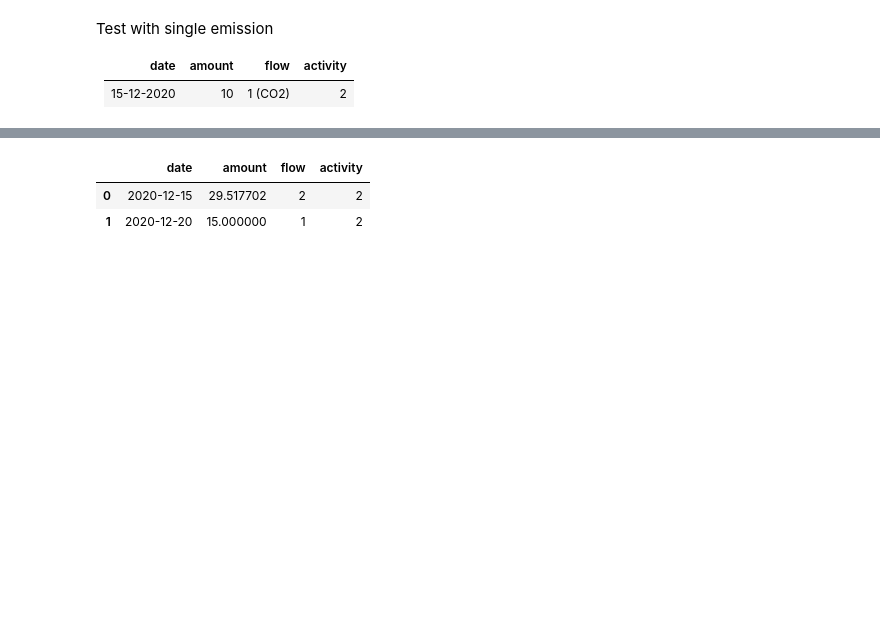
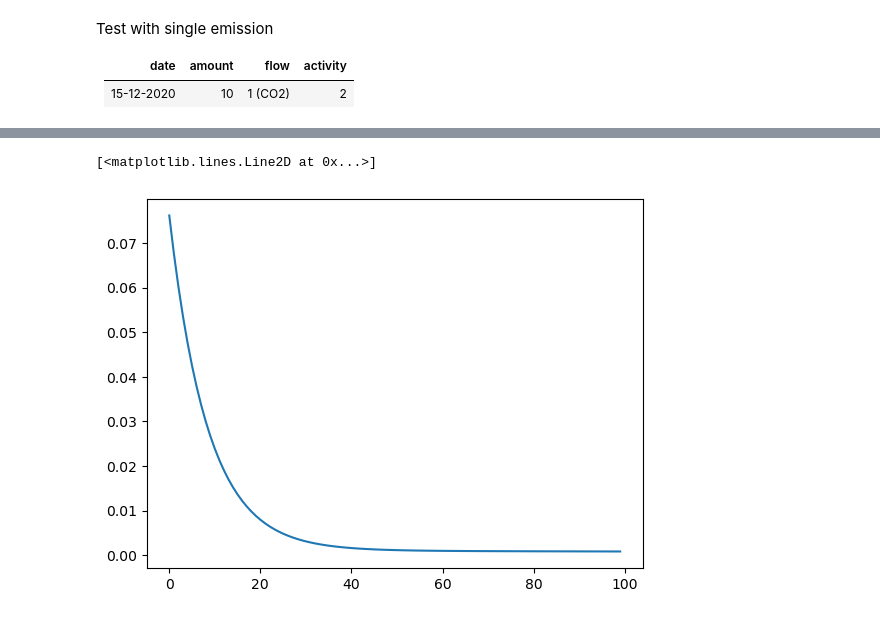
Before and after one commit to brightway-lca/dynamic_characterization, a Jupyter notebook: notebooks/gtp_test.ipynb, the cells around one changed output, grey strips where cells are left out. Saved outputs shown, nothing was run; the diff lists cells and outputs as text; code cells hidden in the pictures; blank space fills up the shorter version.

```diff
--- a/notebooks/gtp_test.ipynb
+++ b/notebooks/gtp_test.ipynb
@@ -73,16 +58,20 @@ df_characterized["amount"].sum()
+# %%
+from dynamic_characterization.ipcc_ar6.agtp import IRF_temperature
+IRF_temp =np.array([ IRF_temperature(year) for year in range(100) ])
+import matplotlib.pyplot as plt
+plt.plot(IRF_temp) #IRF_temperature seems correct
+# %% [output]
+[<matplotlib.lines.Line2D at 0x...>]
+[figure, added]
 # %%
-df_characterized = characterize(
+df_radiative = characterize(
         dynamic_inventory_df,
-        metric="GTP",
+        metric="radiative_forcing", # could also be GWP
         characterization_function_dict={
             1: characterize_co2,
             2: characterize_ch4,
+            3: characterize_n2o,
         },
-        time_horizon=100, #years
+        time_horizon=101, #years
     )
-
-df_characterized #[kg CO2-eq]
+rad_array = np.array(df_radiative["amount"])
-# %% [output]
-|  | date | amount | flow | activity |
-| 0 | 2020-12-15 | 29.517702 | 2 | 2 |
-| 1 | 2020-12-20 | 15.000000 | 1 | 2 |
```
Also changed, not shown: parts of 8 cells of this notebook.
